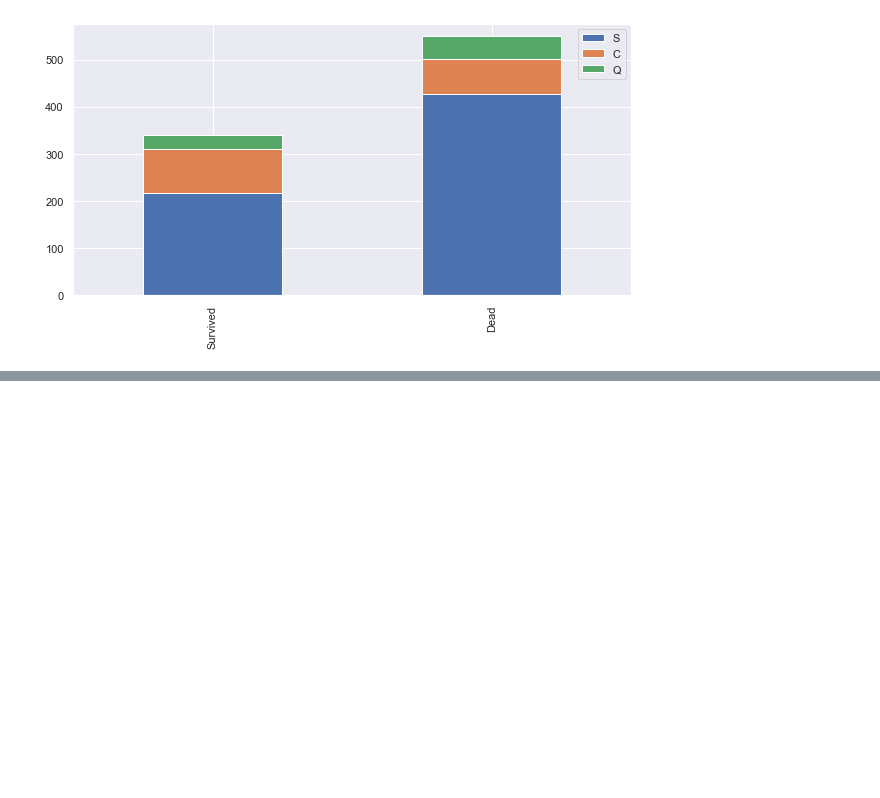
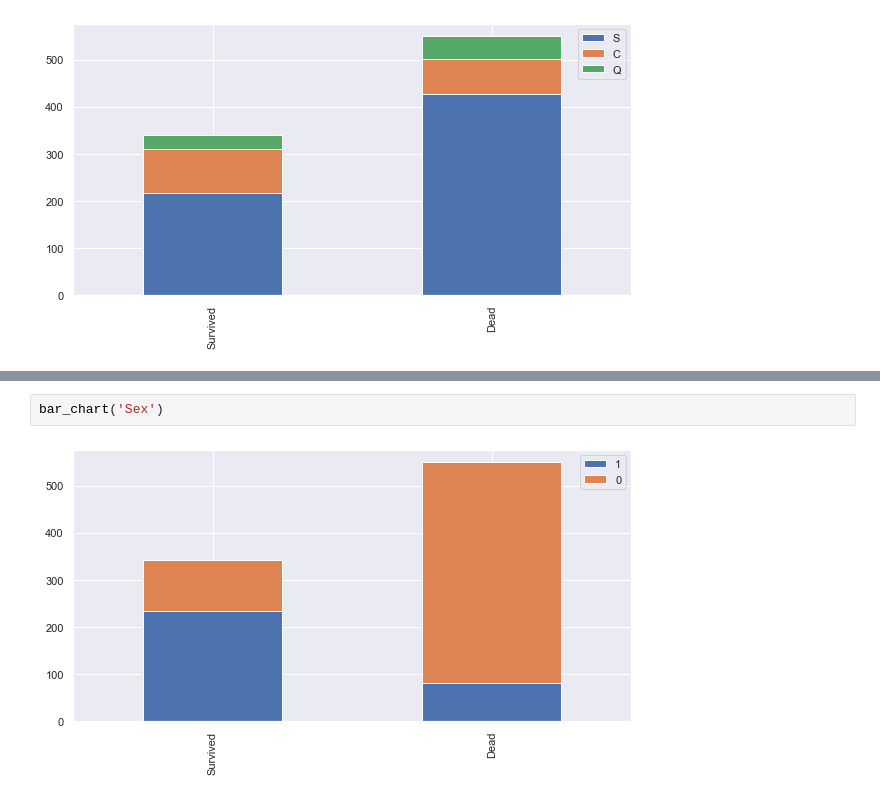
Before and after one commit to crickmj/Python_begins, a Jupyter notebook: for Practice/machinelearning_prac.ipynb, the cells around one changed output, grey strips where cells are left out. Drawn from its saved outputs; the diff is of its cells as text; blank space fills up the shorter version.

```diff
--- a/for Practice/machinelearning_prac.ipynb
+++ b/for Practice/machinelearning_prac.ipynb
@@ -636,0 +751,4 @@ bar_chart('Embarked')
+# %%
+bar_chart('Sex')
+# %% [output]
+[figure, added]
```
Also changed, not shown: parts of 16 cells of this notebook.
